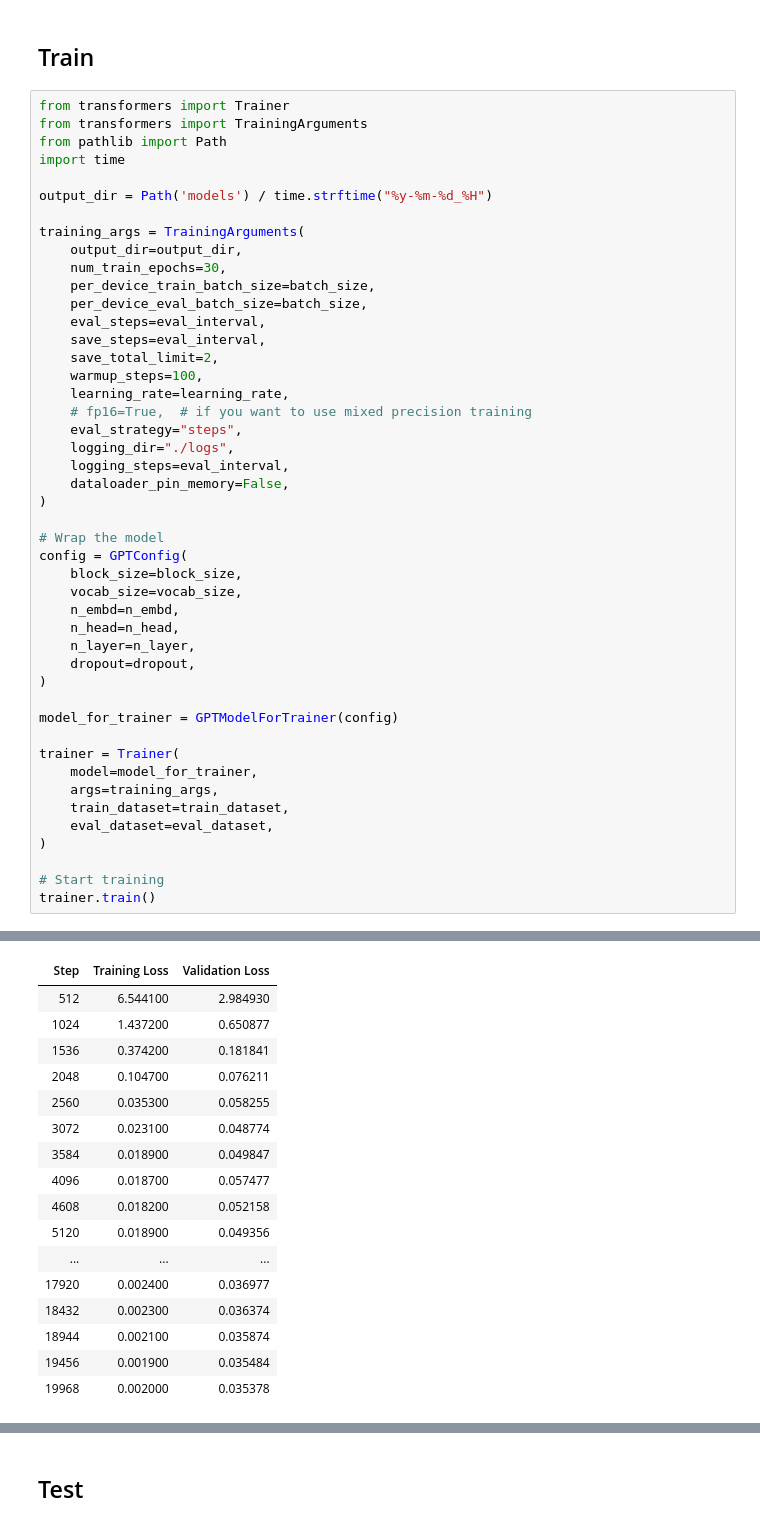
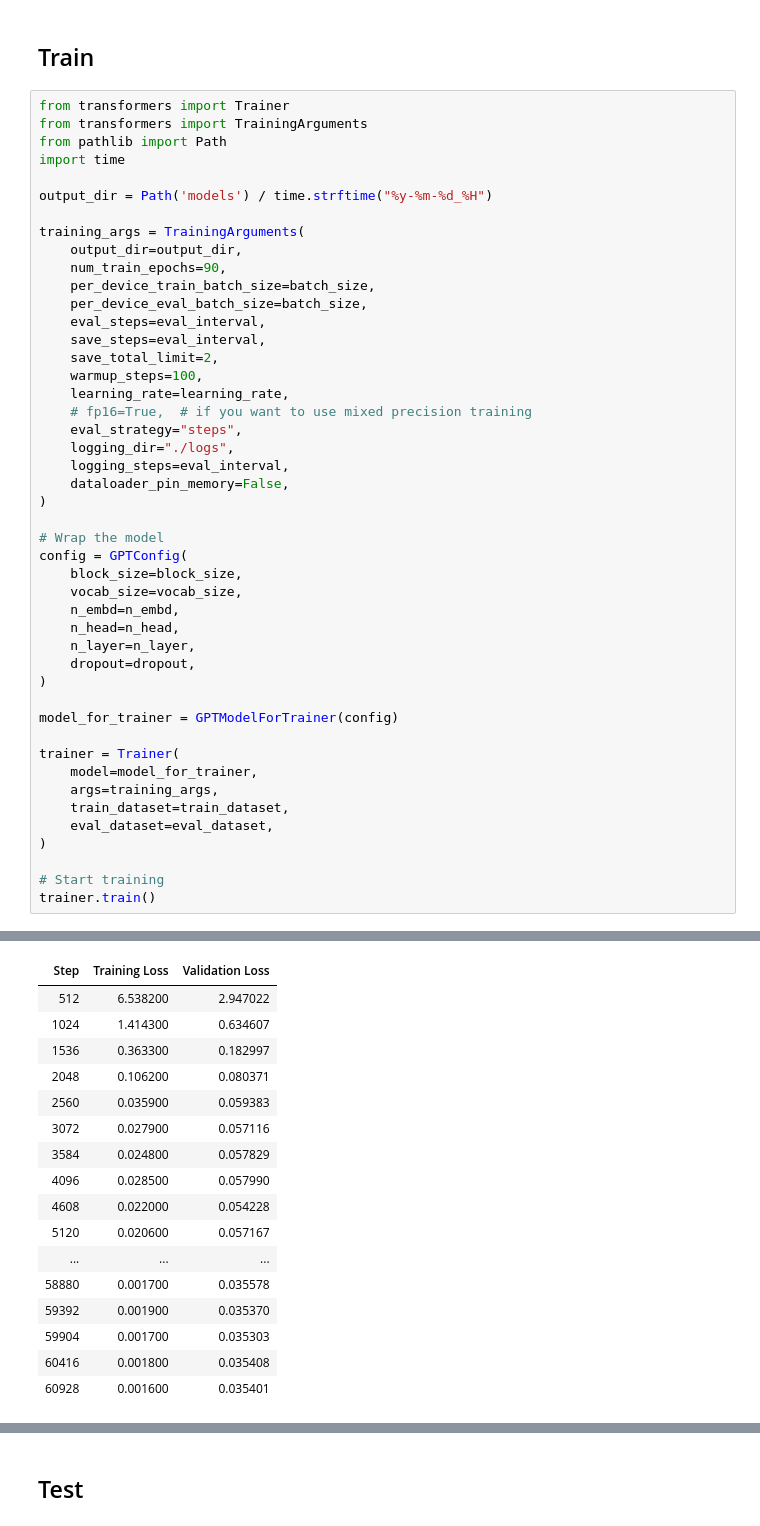
Before and after one commit to JoeyShapiro/GPT-Scratch-TimeSeries, a Jupyter notebook: gpt-timeseries.ipynb, the cells around one changed output, grey strips where cells are left out. Saved outputs shown, nothing was run; the diff lists cells and outputs as text.

```diff
--- a/gpt-timeseries.ipynb
+++ b/gpt-timeseries.ipynb
@@ -417,7 +417,7 @@ output_dir = Path('models') / time.strftime("%y-%m-%d_%H")
 
 training_args = TrainingArguments(
     output_dir=output_dir,
-    num_train_epochs=30,
+    num_train_epochs=90,
     per_device_train_batch_size=batch_size,
     per_device_eval_batch_size=batch_size,
     eval_steps=eval_interval,
@@ -458,17 +458,17 @@ trainer.train()
 | Step | Training Loss | Validation Loss |
-| 512 | 6.544100 | 2.984930 |
-| 1024 | 1.437200 | 0.650877 |
-| 1536 | 0.374200 | 0.181841 |
-| 2048 | 0.104700 | 0.076211 |
-| 2560 | 0.035300 | 0.058255 |
-| 3072 | 0.023100 | 0.048774 |
-| 3584 | 0.018900 | 0.049847 |
-| 4096 | 0.018700 | 0.057477 |
-| 4608 | 0.018200 | 0.052158 |
-| 5120 | 0.018900 | 0.049356 |
+| 512 | 6.538200 | 2.947022 |
+| 1024 | 1.414300 | 0.634607 |
+| 1536 | 0.363300 | 0.182997 |
+| 2048 | 0.106200 | 0.080371 |
+| 2560 | 0.035900 | 0.059383 |
+| 3072 | 0.027900 | 0.057116 |
+| 3584 | 0.024800 | 0.057829 |
+| 4096 | 0.028500 | 0.057990 |
+| 4608 | 0.022000 | 0.054228 |
+| 5120 | 0.020600 | 0.057167 |
 | ... | ... | ... |
-| 17920 | 0.002400 | 0.036977 |
-| 18432 | 0.002300 | 0.036374 |
-| 18944 | 0.002100 | 0.035874 |
-| 19456 | 0.001900 | 0.035484 |
-| 19968 | 0.002000 | 0.035378 |
+| 58880 | 0.001700 | 0.035578 |
+| 59392 | 0.001900 | 0.035370 |
+| 59904 | 0.001700 | 0.035303 |
+| 60416 | 0.001800 | 0.035408 |
+| 60928 | 0.001600 | 0.035401 |
```
Also changed, not shown: parts of 5 cells of this notebook.
